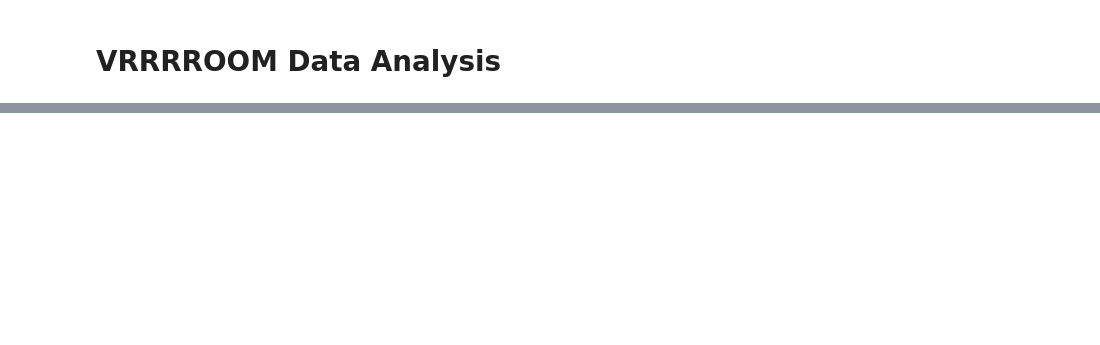
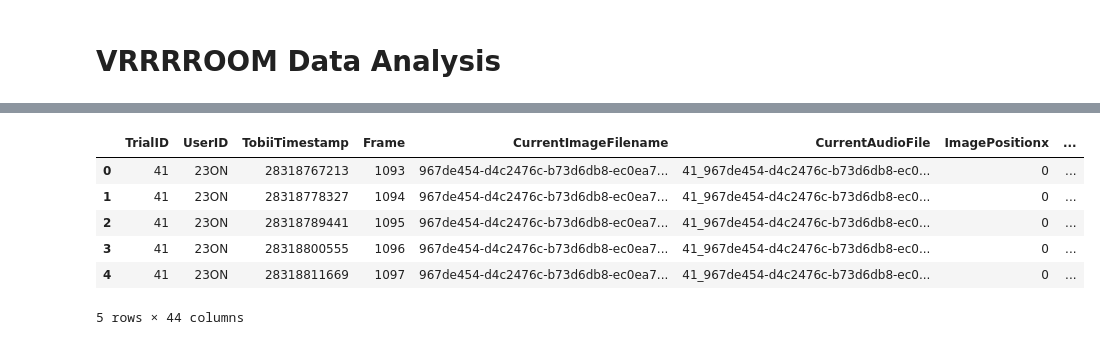
Before and after one commit to catarina-moreira/EyeTracking, a Jupyter notebook: data_analysis.ipynb, the cells around one changed output, grey strips where cells are left out. Saved outputs shown, nothing was run; the diff lists cells and outputs as text; code cells hidden in the pictures; blank space fills up the shorter version.

```diff
--- a/data_analysis.ipynb
+++ b/data_analysis.ipynb
@@ -106,0 +34,11 @@ text_lines
+# %%
+data = pd.read_csv("data/41_data.csv")
+data.head()
+# %% [output]
+|  | TrialID | UserID | TobiiTimestamp | Frame | CurrentImageFilename | CurrentAudioFile | ImagePositionx | ... |
+| 0 | 41 | 23ON | 28318767213 | 1093 | 967de454-d4c2476c-b73d6db8-ec0ea7... | 41_967de454-d4c2476c-b73d6db8-ec0... | 0 | ... |
+| 1 | 41 | 23ON | 28318778327 | 1094 | 967de454-d4c2476c-b73d6db8-ec0ea7... | 41_967de454-d4c2476c-b73d6db8-ec0... | 0 | ... |
+| 2 | 41 | 23ON | 28318789441 | 1095 | 967de454-d4c2476c-b73d6db8-ec0ea7... | 41_967de454-d4c2476c-b73d6db8-ec0... | 0 | ... |
+| 3 | 41 | 23ON | 28318800555 | 1096 | 967de454-d4c2476c-b73d6db8-ec0ea7... | 41_967de454-d4c2476c-b73d6db8-ec0... | 0 | ... |
+| 4 | 41 | 23ON | 28318811669 | 1097 | 967de454-d4c2476c-b73d6db8-ec0ea7... | 41_967de454-d4c2476c-b73d6db8-ec0... | 0 | ... |
+5 rows × 44 columns
```
Also changed, not shown: parts of 12 cells of this notebook, 3 other files.
